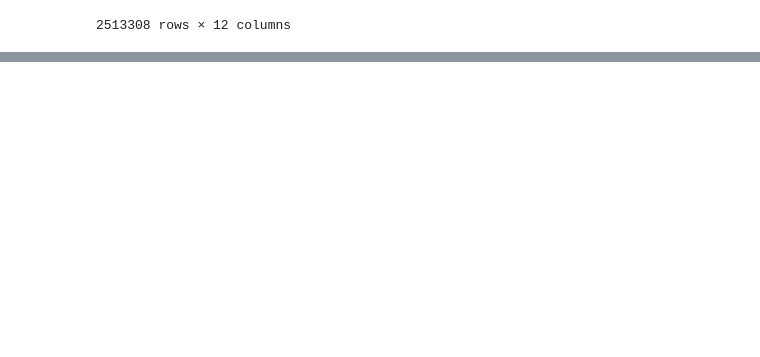
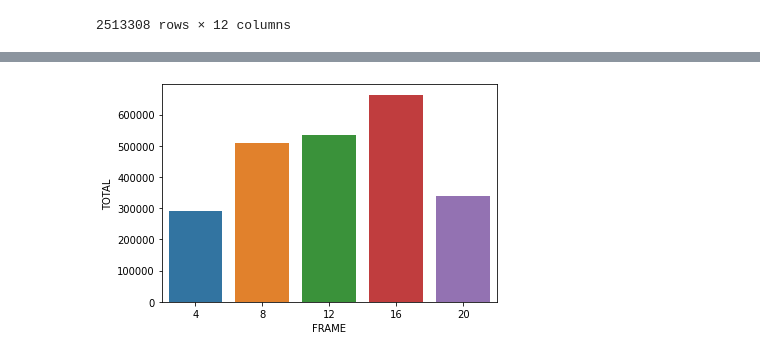
Before and after one commit to mohdaim996/MTA_Turnstile_Data_Analysis, a Jupyter notebook: MTA_Data_Analysis.ipynb, the cells around one changed output, grey strips where cells are left out. Drawn from its saved outputs; the diff is of its cells as text; code cells hidden in the pictures; blank space fills up the shorter version.

```diff
--- a/MTA_Data_Analysis.ipynb
+++ b/MTA_Data_Analysis.ipynb
@@ -194,0 +304,4 @@ chart.set_xticklabels(chart.get_xticklabels(), rotation=45)
+# %%
+get_station(stations[1])
+# %% [output]
+[figure, added]
```
Also changed, not shown: parts of 44 cells of this notebook.
